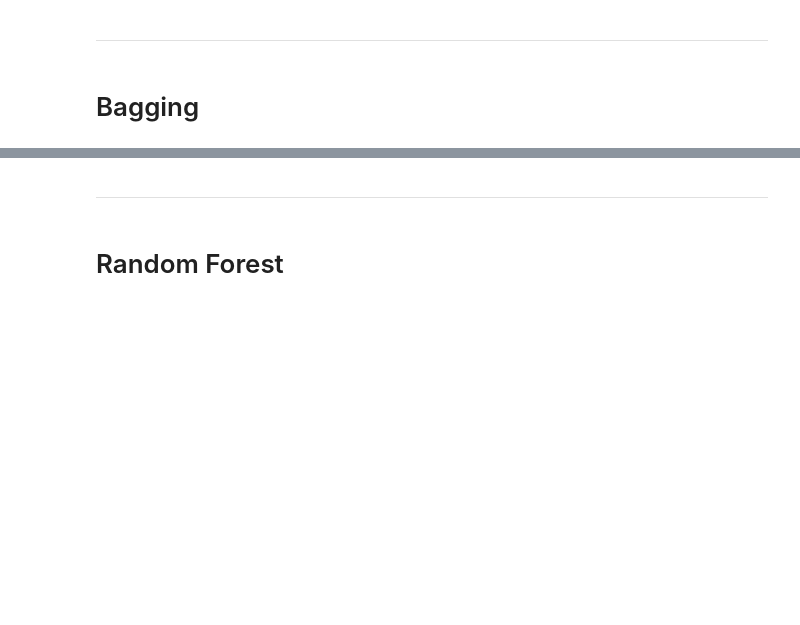
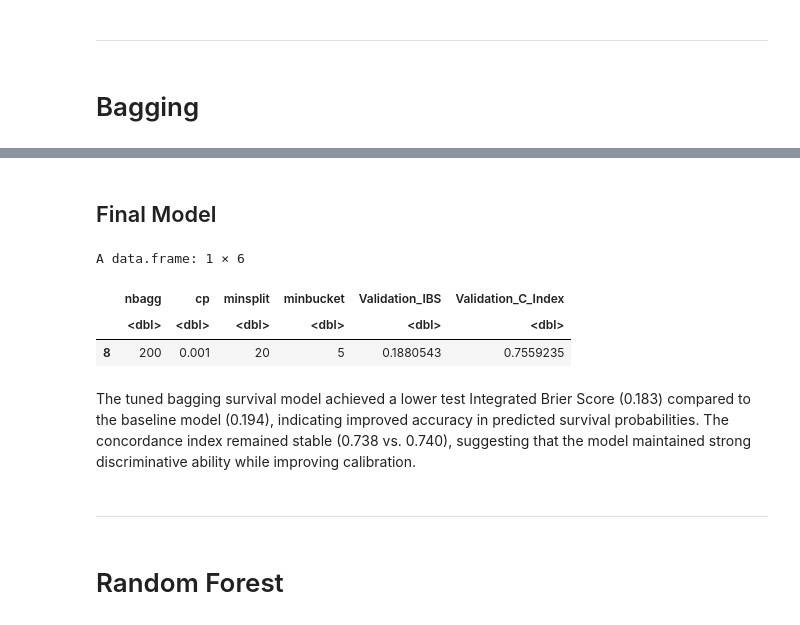
Before and after one commit to harrisdurrani/data_mining_project, a Jupyter notebook: Ensemble Tree Methods (R code).ipynb, the cells around one changed output, grey strips where cells are left out. Drawn from its saved outputs; the diff is of its cells as text; code cells hidden in the pictures; blank space fills up the shorter version.

Commit message:
Add bagging survival model tuning and final evaluation

```diff
--- a/Ensemble Tree Methods (R code).ipynb
+++ b/Ensemble Tree Methods (R code).ipynb
@@ -836,0 +795,21 @@ Test Brier Score: 0.1942874
+# %%
+#  Fit a baseline bagging model
+
+set.seed(seed)
+
+bag_baseline <- bagging(
+  Surv(time, event) ~ .,
+  data = dfc_train,
+  nbagg = 200,
+  coob = TRUE,
+  control = rpart.control(
+    xval = 0,
+    cp = 0,
+    minsplit = 20
+  )
+)
+# %%
+# Generate baseline predictions
+
+baseline_valid_pred <- predict(bag_baseline, newdata = X_valid)
+baseline_test_pred  <- predict(bag_baseline, newdata = X_test)
@@ -836,0 +875,9 @@ Test Brier Score: 0.1942874
+# %%
+# using 8 models to resduce on time
+
+bag_grid <- expand.grid(
+  nbagg = c(100, 200),
+  cp = c(0, 0.001),
+  minsplit = c(10, 20),
+  minbucket = c(5)
+)
@@ -836,0 +967,2 @@ Test Brier Score: 0.1942874
+# %% [markdown]
+## Final Model
@@ -837,3 +1002,16 @@ Test Brier Score: 0.1942874
+# %%
+best_bag <- bag_results[1, ]
+
+bag_results <- bag_results[order(bag_results$Validation_IBS, -bag_results$Validation_C_Index), ]
+best_bag <- bag_results[1, ]
+best_bag
+# %% [output]
+A data.frame: 1 × 6
+|  | nbagg | cp | minsplit | minbucket | Validation_IBS | Validation_C_Index |
+|  | <dbl> | <dbl> | <dbl> | <dbl> | <dbl> | <dbl> |
+| 8 | 200 | 0.001 | 20 | 5 | 0.1880543 | 0.7559235 |
+# %% [markdown]
+The tuned bagging survival model achieved a lower test Integrated Brier Score (0.183) compared to the baseline model (0.194), indicating improved accuracy in predicted survival probabilities. The concordance index remained stable (0.738 vs. 0.740), suggesting that the model maintained strong discriminative ability while improving calibration.
 # %% [markdown]
 ---
 # %% [markdown]
```
Also changed, not shown: parts of 19 cells of this notebook.
